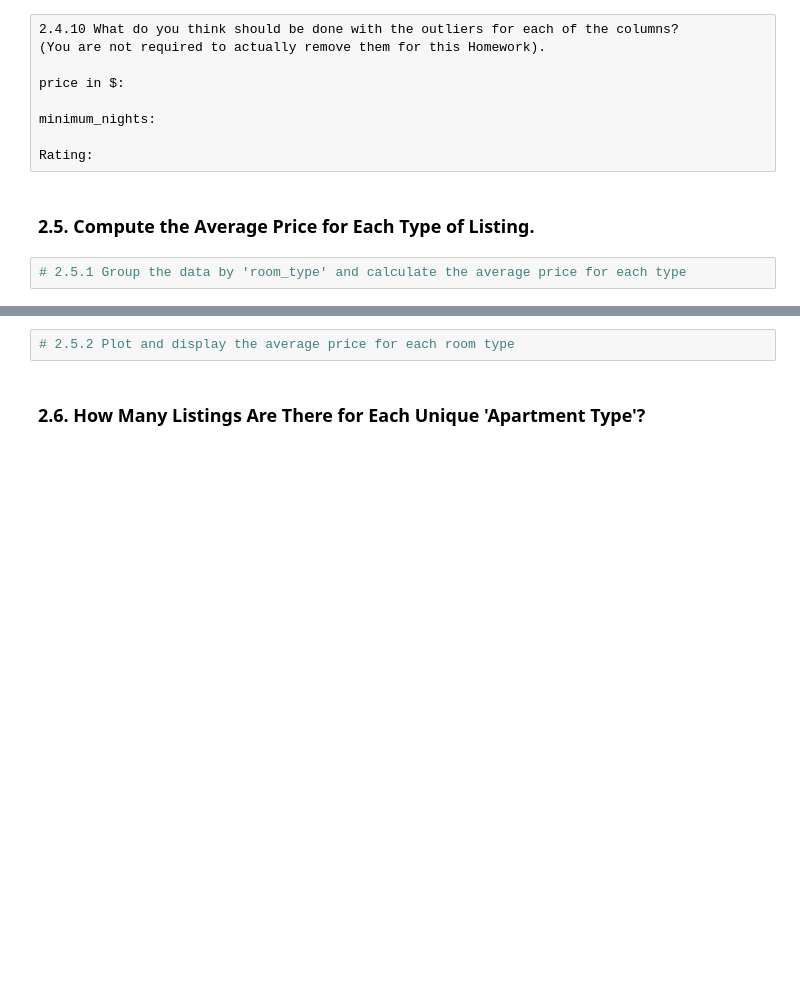
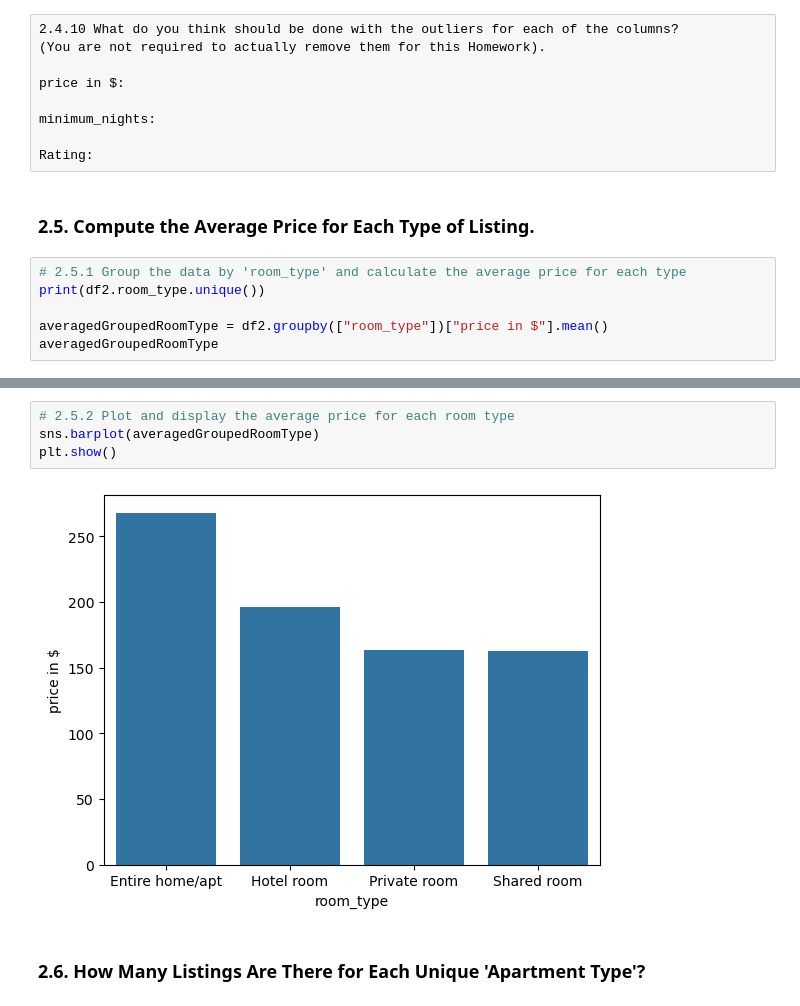
Before and after one commit to buddhathapa12/PrespectiveOnDataScience, a Jupyter notebook: airbnbDataAnalysis/E923Q669_CS746_HW1_EDA.ipynb, the cells around one changed output, grey strips where cells are left out. Saved outputs shown, nothing was run; the diff lists cells and outputs as text; blank space fills up the shorter version.

Commit message:
Worked on data analysis of apartment types and neighbourhood

```diff
--- a/airbnbDataAnalysis/E923Q669_CS746_HW1_EDA.ipynb
+++ b/airbnbDataAnalysis/E923Q669_CS746_HW1_EDA.ipynb
@@ -482,3 +528,7 @@ Rating:
 ### 2.5. **Compute the Average Price for Each Type of Listing.**
 # %%
 # 2.5.1 Group the data by 'room_type' and calculate the average price for each type
+print(df2.room_type.unique())
+
+averagedGroupedRoomType = df2.groupby(["room_type"])["price in $"].mean()
+averagedGroupedRoomType
@@ -485,5 +543,9 @@ Rating:
 # %%
 # 2.5.2 Plot and display the average price for each room type
+sns.barplot(averagedGroupedRoomType)
+plt.show()
+# %% [output]
+[figure, added]
 # %% [markdown]
 ### 2.6. **How Many Listings Are There for Each Unique 'Apartment Type'?**
 # %%
```
Also changed, not shown: parts of 11 cells of this notebook.
